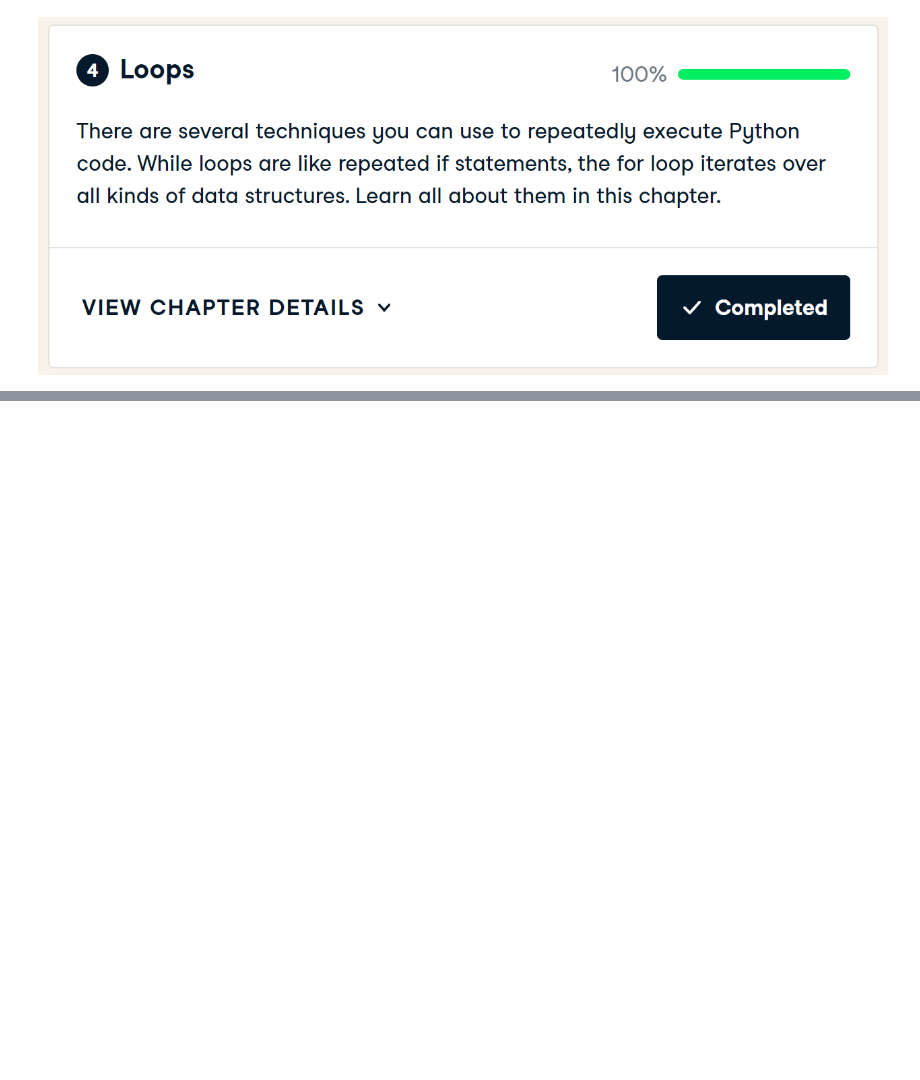
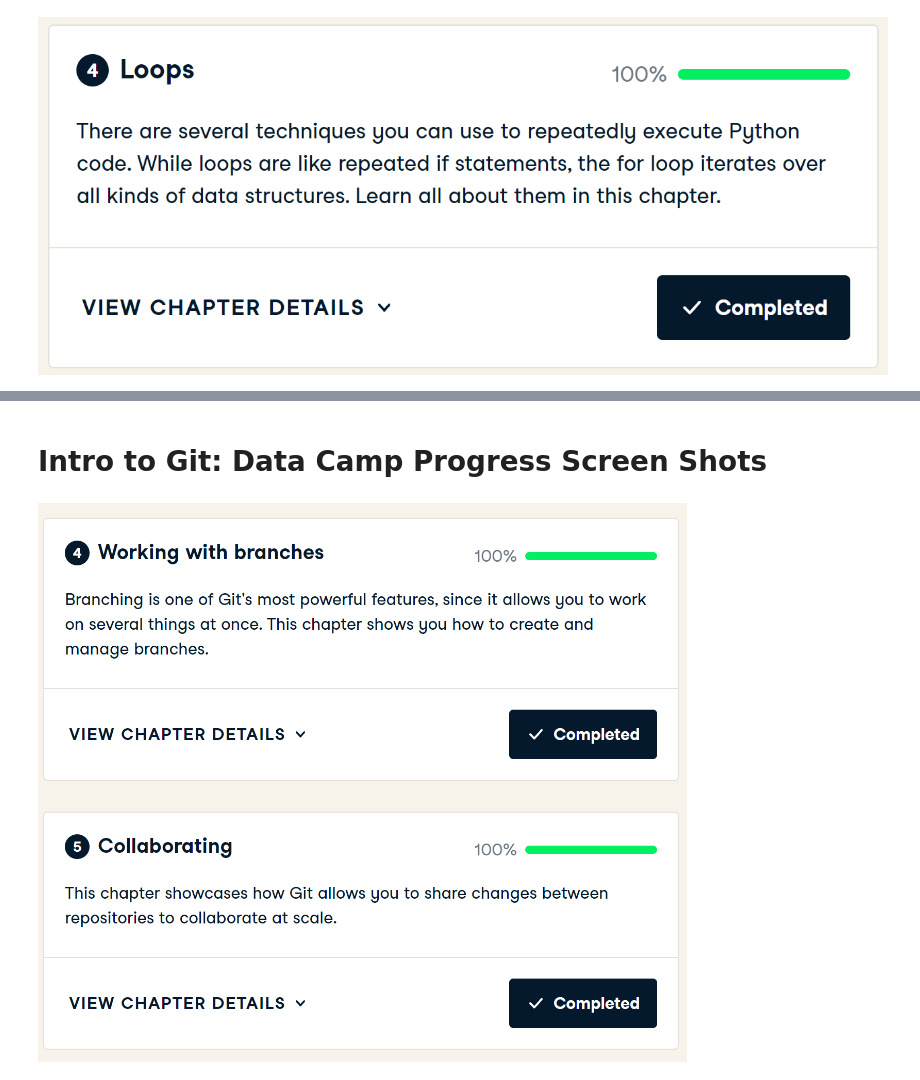
Before and after one commit to artolon/HW3-Numpy-Intro, a Jupyter notebook: week_03_homework_AT.ipynb, the cells around one changed output, grey strips where cells are left out. Cells and saved outputs as stored; diff of their text form; code cells hidden in the pictures; blank space fills up the shorter version.

Commit message:
Added git screen shots

```diff
--- a/week_03_homework_AT.ipynb
+++ b/week_03_homework_AT.ipynb
@@ -526,0 +525,6 @@ display.Image("PythonLoops.png")
+# %% [markdown]
+# Intro to Git: Data Camp Progress Screen Shots
+# %%
+display.Image("git2.png")
+# %% [output]
+[figure, added]
```
Also changed, not shown: parts of 4 cells of this notebook.
